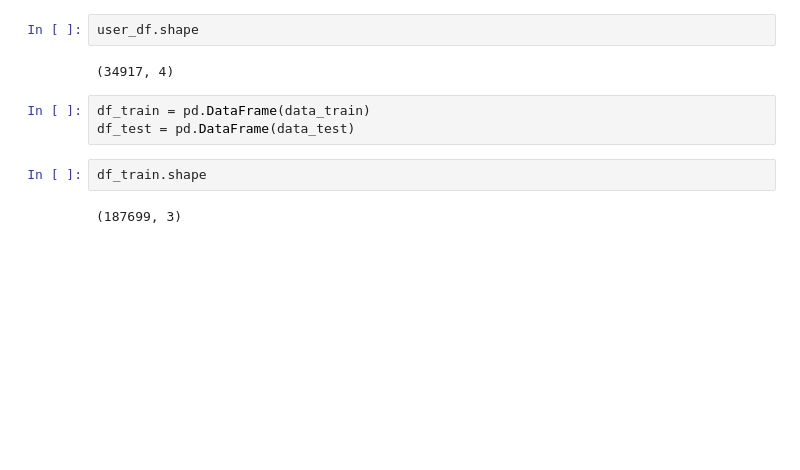
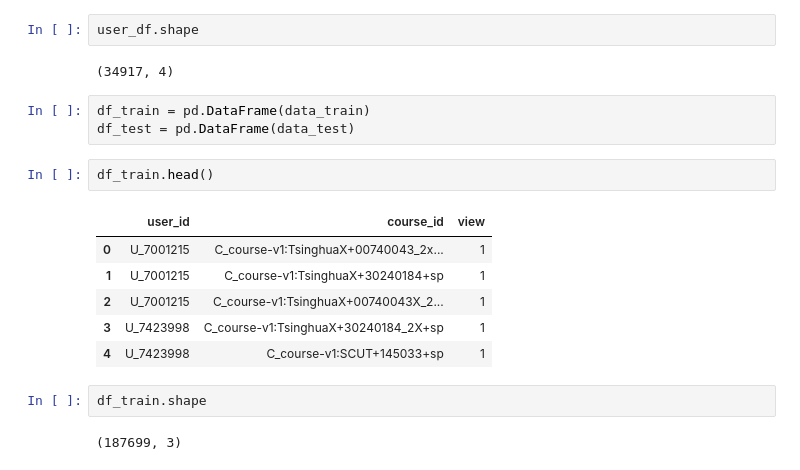
Before and after one commit to SantiagoPardo726/Tesis, a Jupyter notebook: notebooks/cf2.ipynb, the cells around one changed output. Cells and saved outputs as stored; diff of their text form; blank space fills up the shorter version.

```diff
--- a/notebooks/cf2.ipynb
+++ b/notebooks/cf2.ipynb
@@ -38,6 +38,15 @@ user_df.shape
 # %%
 df_train = pd.DataFrame(data_train)
 df_test = pd.DataFrame(data_test)
+# %%
+df_train.head()
+# %% [output]
+|  | user_id | course_id | view |
+| 0 | U_7001215 | C_course-v1:TsinghuaX+00740043_2x... | 1 |
+| 1 | U_7001215 | C_course-v1:TsinghuaX+30240184+sp | 1 |
+| 2 | U_7001215 | C_course-v1:TsinghuaX+00740043X_2... | 1 |
+| 3 | U_7423998 | C_course-v1:TsinghuaX+30240184_2X+sp | 1 |
+| 4 | U_7423998 | C_course-v1:SCUT+145033+sp | 1 |
 # %%
 df_train.shape
 # %% [output]
```
Also changed, not shown: parts of 1 cell of this notebook, 2 other files.
